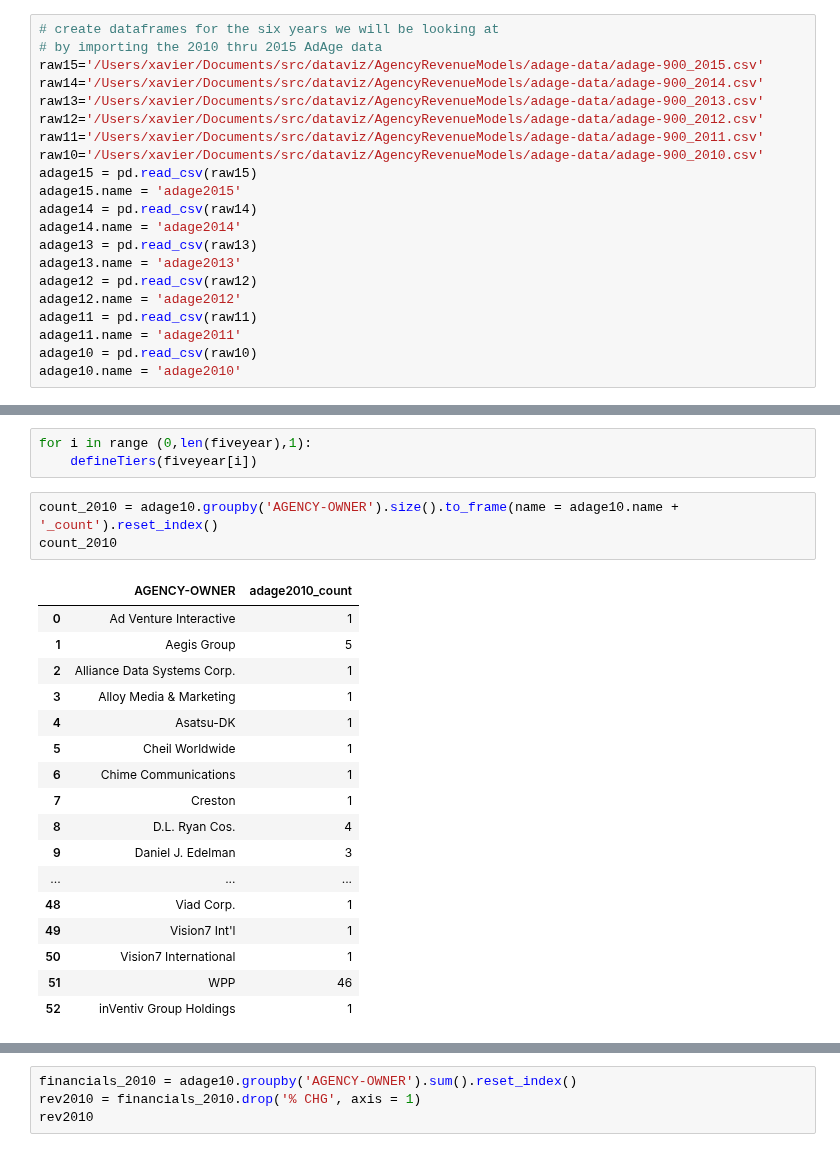
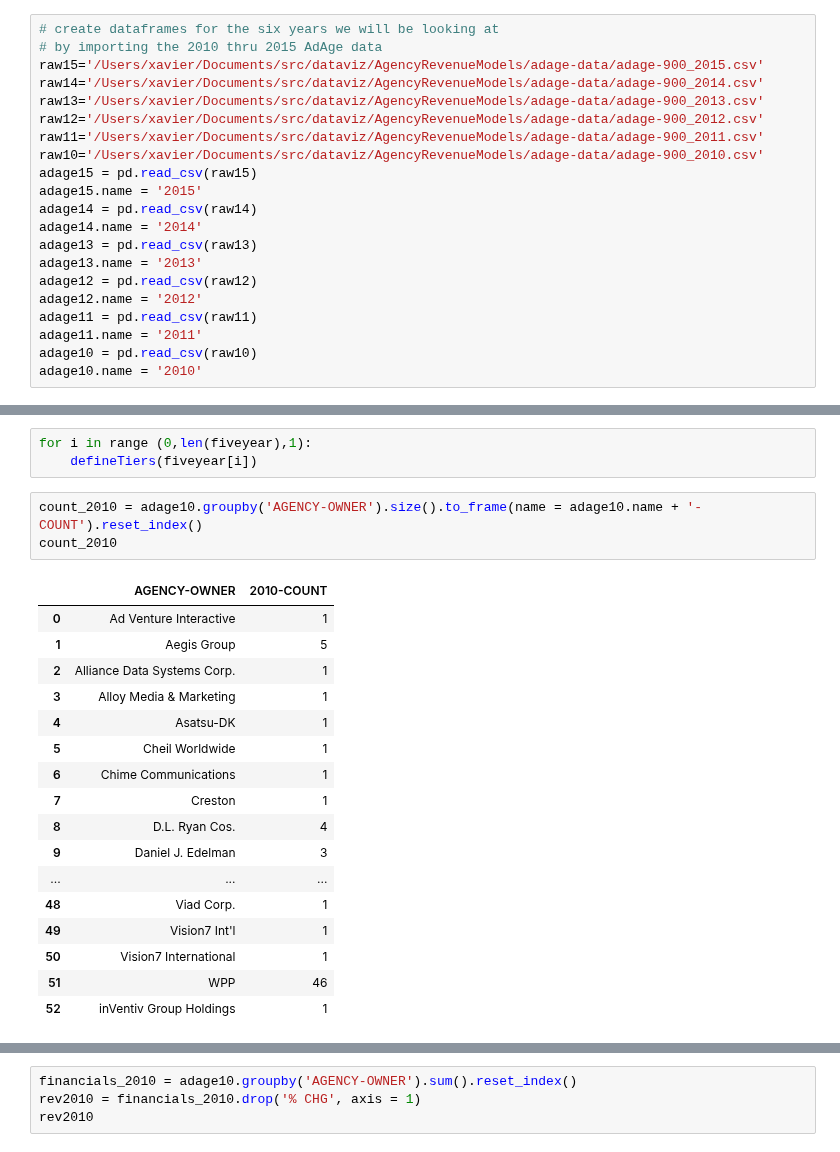
Before and after one commit to xthomas/dataviz, a Jupyter notebook: AgencyRevenueModels/Calculated_Tiers.ipynb, the cells around one changed output, grey strips where cells are left out. Cells and saved outputs as stored; diff of their text form.

```diff
--- a/AgencyRevenueModels/Calculated_Tiers.ipynb
+++ b/AgencyRevenueModels/Calculated_Tiers.ipynb
@@ -19,17 +19,17 @@ raw12='/Users/xavier/Documents/src/dataviz/AgencyRevenueModels/adage-data/adage-
 raw11='/Users/xavier/Documents/src/dataviz/AgencyRevenueModels/adage-data/adage-900_2011.csv'
 raw10='/Users/xavier/Documents/src/dataviz/AgencyRevenueModels/adage-data/adage-900_2010.csv'
 adage15 = pd.read_csv(raw15)
-adage15.name = 'adage2015'
+adage15.name = '2015'
 adage14 = pd.read_csv(raw14)
-adage14.name = 'adage2014'
+adage14.name = '2014'
 adage13 = pd.read_csv(raw13)
-adage13.name = 'adage2013'
+adage13.name = '2013'
 adage12 = pd.read_csv(raw12)
-adage12.name = 'adage2012'
+adage12.name = '2012'
 adage11 = pd.read_csv(raw11)
-adage11.name = 'adage2011'
+adage11.name = '2011'
 adage10 = pd.read_csv(raw10)
-adage10.name = 'adage2010'
+adage10.name = '2010'
 # %%
 fiveyear = [adage15,adage14,adage13,adage12,adage11,adage10]
 # %%
@@ -60,10 +60,10 @@ def defineTiers(z):
 for i in range (0,len(fiveyear),1):
     defineTiers(fiveyear[i])
 # %%
-count_2010 = adage10.groupby('AGENCY-OWNER').size().to_frame(name = adage10.name + '_count').reset_index()
+count_2010 = adage10.groupby('AGENCY-OWNER').size().to_frame(name = adage10.name + '-COUNT').reset_index()
 count_2010
 # %% [output]
-|  | AGENCY-OWNER | adage2010_count |
+|  | AGENCY-OWNER | 2010-COUNT |
 | 0 | Ad Venture Interactive | 1 |
 | 1 | Aegis Group | 5 |
 | 2 | Alliance Data Systems Corp. | 1 |
```
Also changed, not shown: parts of 23 cells of this notebook, 30 other files.
